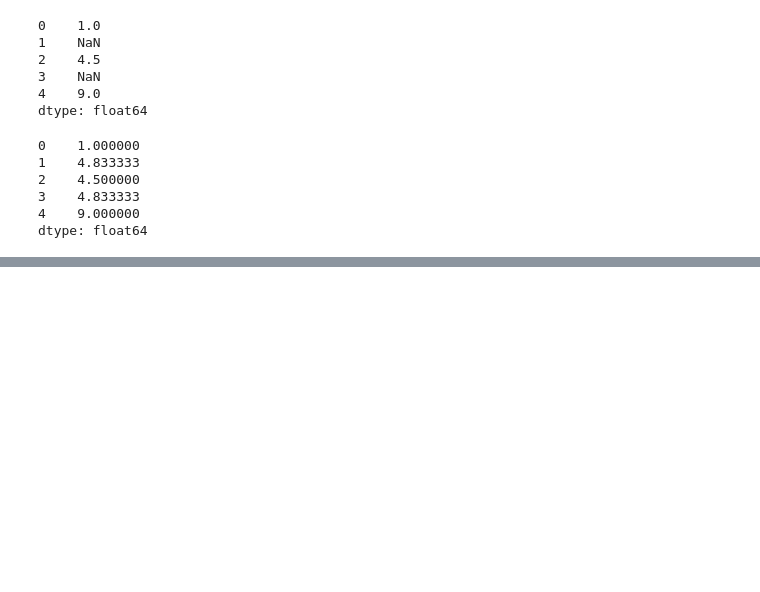
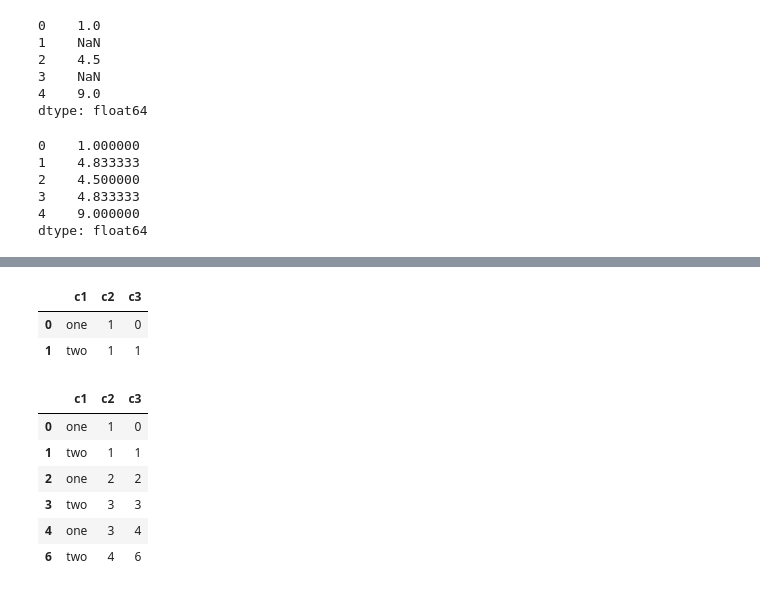
Before and after one commit to FerraroSoftware/DataCleaning, a Jupyter notebook: DataCleaning.ipynb, the cells around one changed output, grey strips where cells are left out. Drawn from its saved outputs; the diff is of its cells as text; code cells hidden in the pictures; blank space fills up the shorter version.

```diff
--- a/DataCleaning.ipynb
+++ b/DataCleaning.ipynb
@@ -295,0 +349,16 @@ dtype: float64
+# %%
+data.drop_duplicates(['c1'])
+# %% [output]
+|  | c1 | c2 | c3 |
+| 0 | one | 1 | 0 |
+| 1 | two | 1 | 1 |
+# %%
+data.drop_duplicates(['c1', 'c2'], keep='last')
+# %% [output]
+|  | c1 | c2 | c3 |
+| 0 | one | 1 | 0 |
+| 1 | two | 1 | 1 |
+| 2 | one | 2 | 2 |
+| 3 | two | 3 | 3 |
+| 4 | one | 3 | 4 |
+| 6 | two | 4 | 6 |
```
Also changed, not shown: parts of 21 cells of this notebook.
